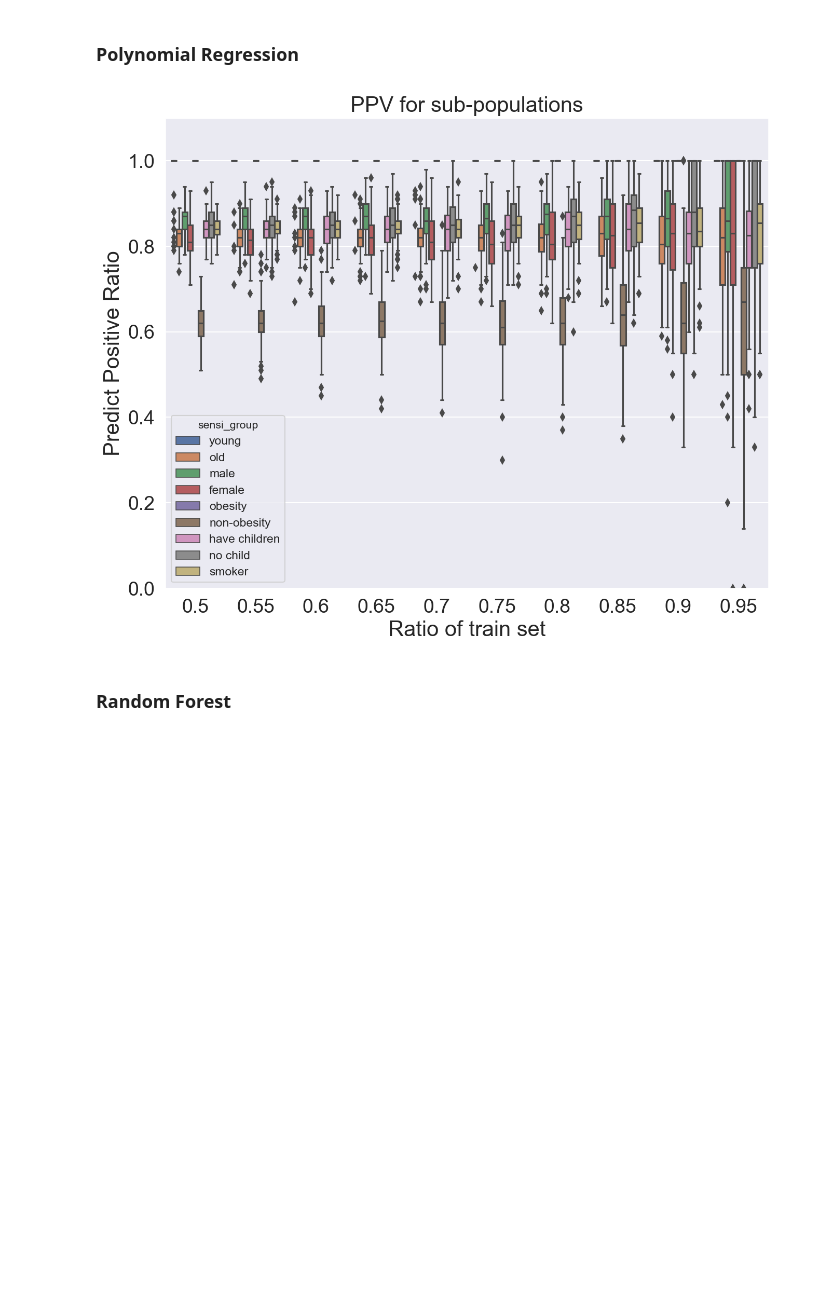
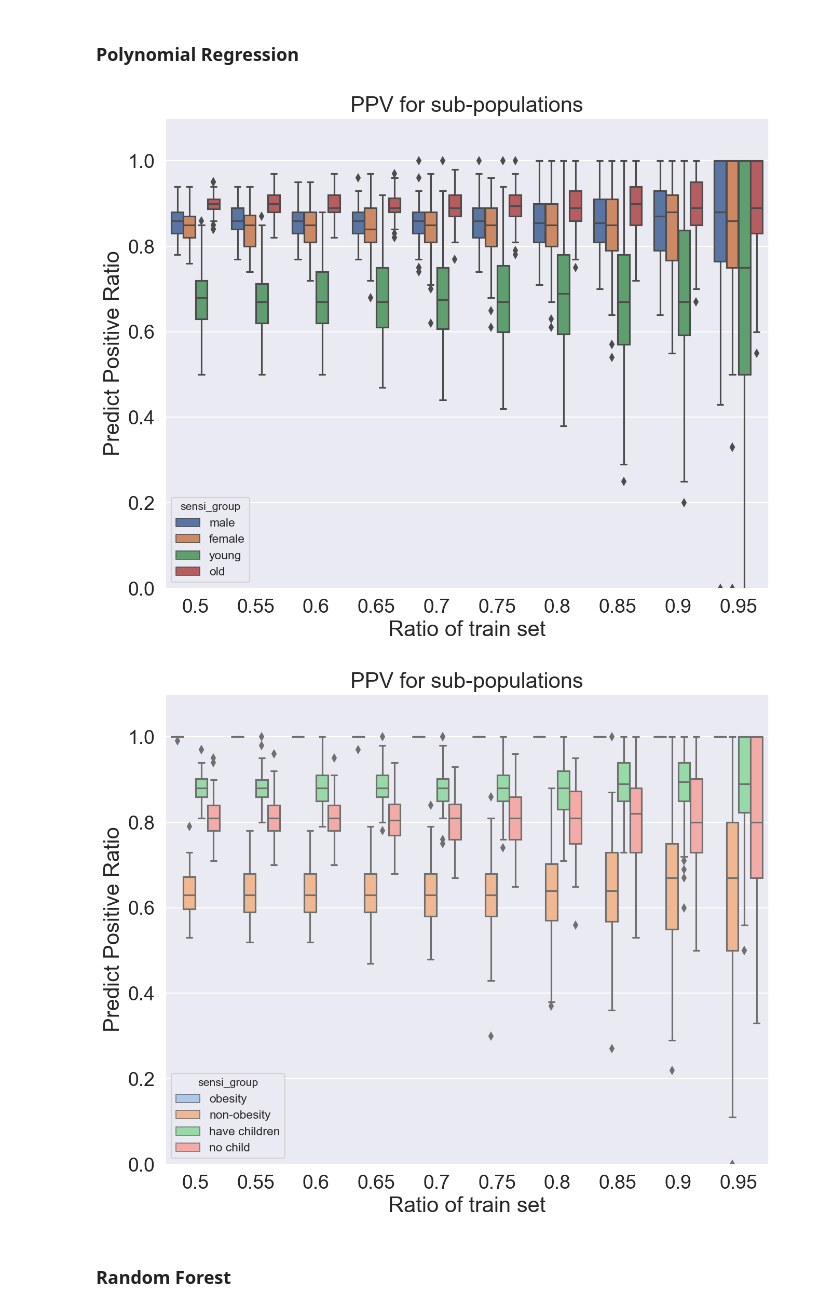
Before and after one commit to zaneddennis/RDS-Project, a Jupyter notebook: Fairness_Diversity_Analysis.ipynb, the cells around one changed output. Cells and saved outputs as stored; diff of their text form; code cells hidden in the pictures; blank space fills up the shorter version.

```diff
--- a/Fairness_Diversity_Analysis.ipynb
+++ b/Fairness_Diversity_Analysis.ipynb
@@ -244,14 +243,28 @@ plt.savefig("Accuracy_rf.png")
 ### Linear Regression
 # %%
 lr_gf_res = gf_res[(gf_res["regression_model"]=="linear") & (gf_res["group_ppv"]!=-1)]
+lr_gf_1 = lr_gf_res[lr_gf_res["sensi_att"].isin(["age", "sex"])]
+lr_gf_2 = lr_gf_res[lr_gf_res["sensi_att"].isin(["bmi", "children"])]
+
 plt.figure(figsize=[10,8],dpi=150)
 sns.set(style="darkgrid")
-sns.boxplot(x="train_ratio", y="group_ppv", hue="sensi_group", data=lr_gf_res)
+sns.boxplot(x="train_ratio", y="group_ppv", hue="sensi_group", data=lr_gf_1)
 plt.xlabel("Ratio of train set", fontsize=20)
 plt.ylabel("Predict Positive Ratio", fontsize=20)
 plt.xticks(fontsize=18)
 plt.yticks(fontsize=18)
 plt.ylim([min(lr_gf_res["group_ppv"]),1.1])
 plt.title("PPV for sub-populations", fontsize=20)
-plt.savefig("GF_lr.png")
+plt.savefig("GF_lr_1.png")
+
+plt.figure(figsize=[10,8],dpi=150)
+sns.set(style="darkgrid")
+sns.boxplot(x="train_ratio", y="group_ppv", hue="sensi_group", data=lr_gf_2, palette="pastel")
+plt.xlabel("Ratio of train set", fontsize=20)
+plt.ylabel("Predict Positive Ratio", fontsize=20)
+plt.xticks(fontsize=18)
+plt.yticks(fontsize=18)
+plt.ylim([min(lr_gf_res["group_ppv"]),1.1])
+plt.title("PPV for sub-populations", fontsize=20)
+plt.savefig("GF_lr_2.png")
 # %% [output]
@@ -260,18 +274,33 @@ plt.savefig("GF_lr.png")
 ### Polynomial Regression
 # %%
 pl_gf_res = gf_res[(gf_res["regression_model"]=="polynomial") & (gf_res["group_ppv"]!=-1)]
+pl_gf_1 = pl_gf_res[pl_gf_res["sensi_att"].isin(["age", "sex"])]
+pl_gf_2 = pl_gf_res[pl_gf_res["sensi_att"].isin(["bmi", "children"])]
+
 plt.figure(figsize=[10,8],dpi=150)
 sns.set(style="darkgrid")
-sns.boxplot(x="train_ratio", y="group_ppv", hue="sensi_group", data=pl_gf_res)
+sns.boxplot(x="train_ratio", y="group_ppv", hue="sensi_group", data=pl_gf_1)
 plt.xlabel("Ratio of train set", fontsize=20)
 plt.ylabel("Predict Positive Ratio", fontsize=20)
 plt.xticks(fontsize=18)
 plt.yticks(fontsize=18)
 plt.ylim([min(pl_gf_res["group_ppv"]),1.1])
 plt.title("PPV for sub-populations", fontsize=20)
-plt.savefig("GF_pl.png")
+plt.savefig("GF_pl_1.png")
+
+plt.figure(figsize=[10,8],dpi=150)
+sns.set(style="darkgrid")
+sns.boxplot(x="train_ratio", y="group_ppv", hue="sensi_group", data=pl_gf_2, palette="pastel")
+plt.xlabel("Ratio of train set", fontsize=20)
+plt.ylabel("Predict Positive Ratio", fontsize=20)
+plt.xticks(fontsize=18)
+plt.yticks(fontsize=18)
+plt.ylim([min(pl_gf_res["group_ppv"]),1.1])
+plt.title("PPV for sub-populations", fontsize=20)
+plt.savefig("GF_pl_2.png")
 # %% [output]
-[figure, old version]
+[figure, new version]
+[figure, added]
 # %% [markdown]
 ### Random Forest
 # %%
```
Also changed, not shown: parts of 22 cells of this notebook, 1 other file.
